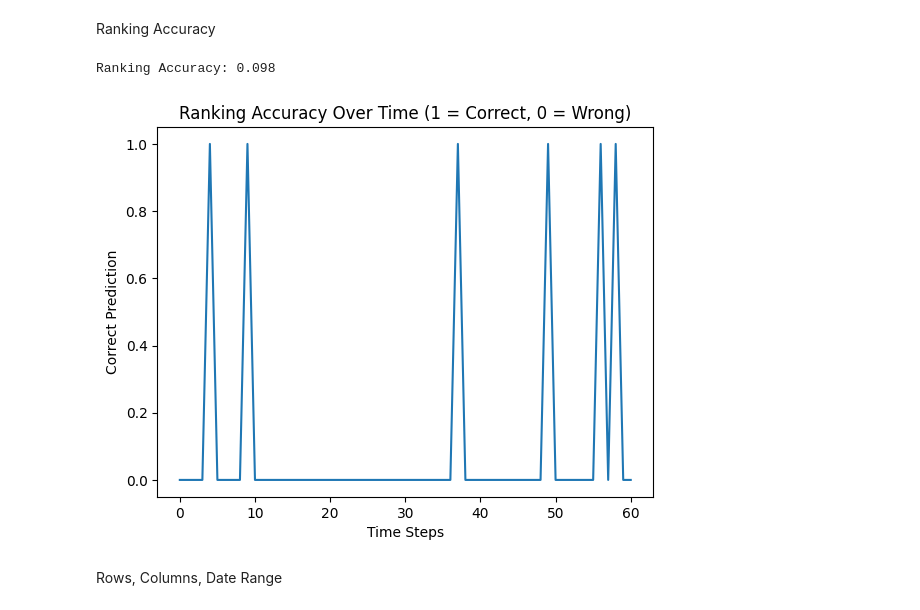
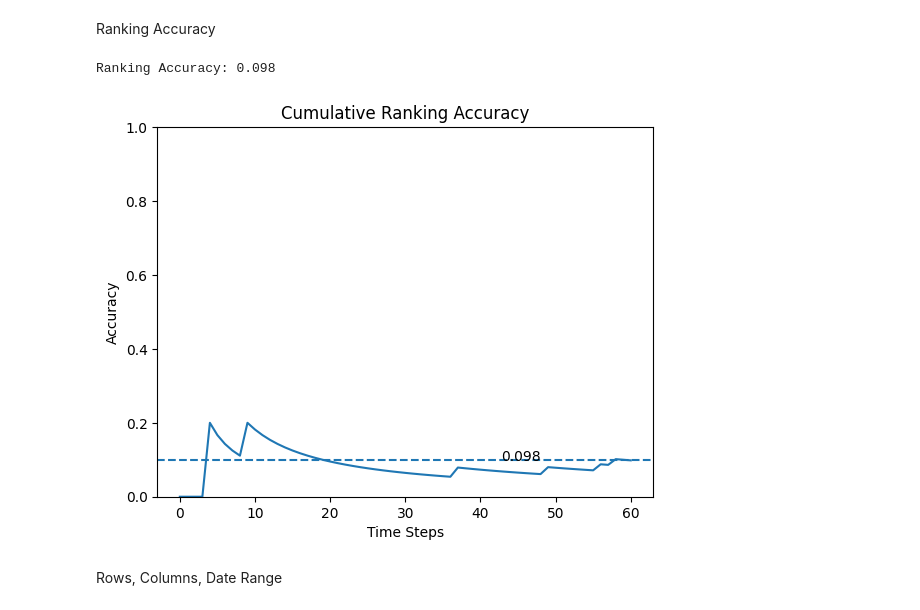
Before and after one commit to SU-IST707-SP26/group-project-algorithm-architects, a Jupyter notebook: work/Models/Gradient_model.ipynb, the cells around one changed output. Saved outputs shown, nothing was run; the diff lists cells and outputs as text; code cells hidden in the pictures.

```diff
--- a/work/Models/Gradient_model.ipynb
+++ b/work/Models/Gradient_model.ipynb
@@ -866,37 +866,47 @@ dates = test.index.unique()
 for date in dates:
 
     temp = test.loc[date]
 
     if isinstance(temp, pd.Series) or len(temp) < 2:
         continue
 
     temp = temp.reset_index(drop=True)
 
     pred_best = temp.loc[temp['Prob_Up'].idxmax(), 'Stock']
     actual_best = temp.loc[temp['Weekly_Return'].idxmax(), 'Stock']
 
     is_correct = 1 if pred_best == actual_best else 0
 
     correct_list.append(is_correct)   # ✅ MOVE INSIDE LOOP
 
     correct += is_correct
     valid_dates += 1
 
 ranking_accuracy = correct / valid_dates
 
 print("Ranking Accuracy:", round(ranking_accuracy, 3))
 
 import matplotlib.pyplot as plt
 
+cumulative_accuracy = np.cumsum(correct_list) / np.arange(1, len(correct_list)+1)
+
 plt.figure()
-plt.plot(correct_list)
-plt.title("Ranking Accuracy Over Time (1 = Correct, 0 = Wrong)")
+plt.plot(cumulative_accuracy)
+
+plt.title("Cumulative Ranking Accuracy")
 plt.xlabel("Time Steps")
-plt.ylabel("Correct Prediction")
+plt.ylabel("Accuracy")
+plt.ylim(0, 1)
+
+# show final accuracy on graph
+final_acc = cumulative_accuracy[-1]
+plt.axhline(y=final_acc, linestyle='--')
+plt.text(len(cumulative_accuracy)*0.7, final_acc, f"{round(final_acc,3)}")
+
 plt.show()
 # %% [output]
 Ranking Accuracy: 0.098
-[figure, old version]
+[figure, new version]
 # %% [markdown]
 Rows, Columns, Date Range
 # %%
```
Also changed, not shown: 4 other files.
